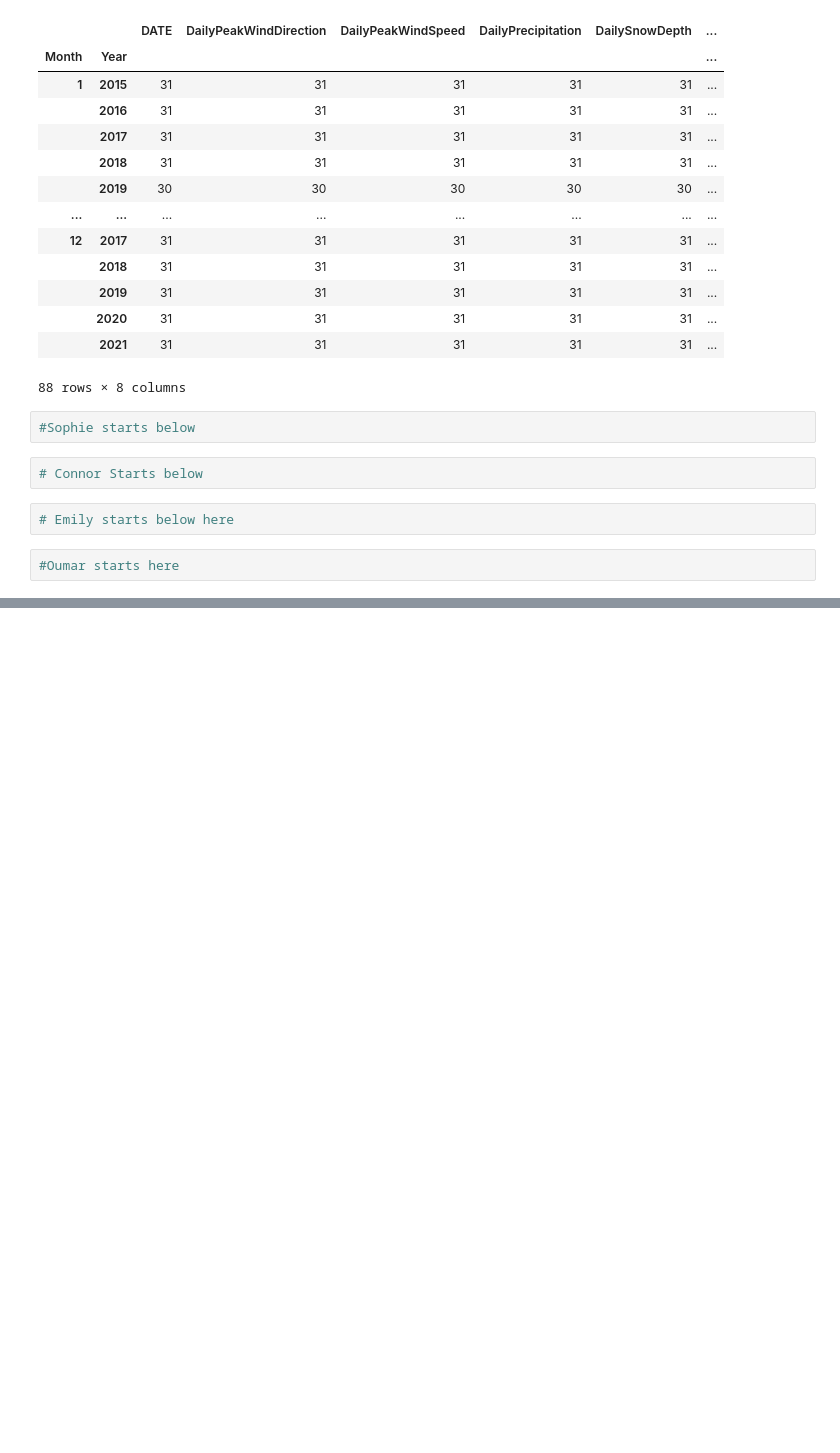
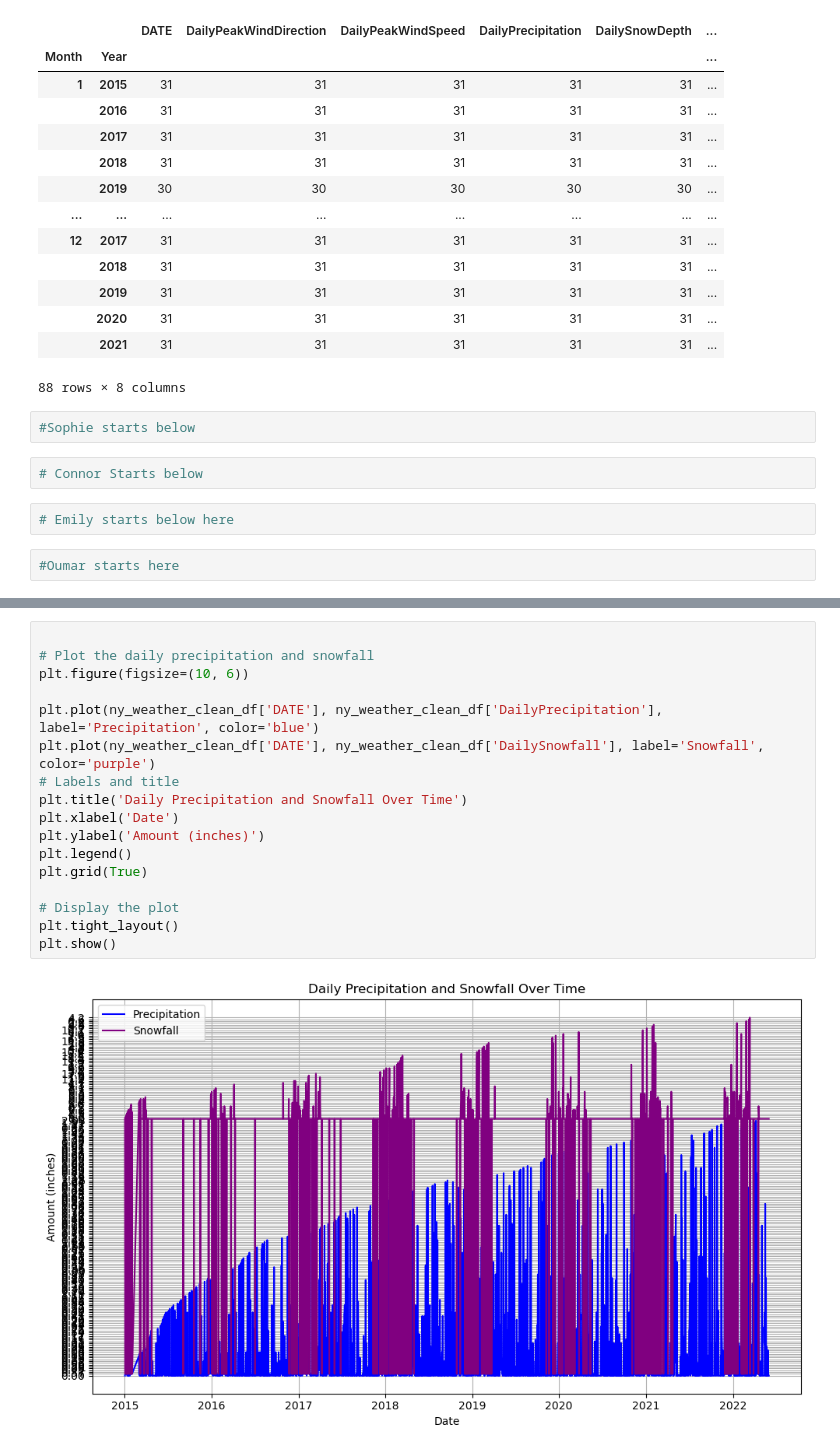
Before and after one commit to connerdekok/Albany_New_York_Weather, a Jupyter notebook: new_york.ipynb, the cells around one changed output, grey strips where cells are left out. Cells and saved outputs as stored; diff of their text form; blank space fills up the shorter version.

```diff
--- a/new_york.ipynb
+++ b/new_york.ipynb
@@ -167,0 +217,19 @@ ny_weather_clean_sorted_df.count()
+# %%
+
+# Plot the daily precipitation and snowfall
+plt.figure(figsize=(10, 6))
+
+plt.plot(ny_weather_clean_df['DATE'], ny_weather_clean_df['DailyPrecipitation'], label='Precipitation', color='blue')
+plt.plot(ny_weather_clean_df['DATE'], ny_weather_clean_df['DailySnowfall'], label='Snowfall', color='purple')
+# Labels and title
+plt.title('Daily Precipitation and Snowfall Over Time')
+plt.xlabel('Date')
+plt.ylabel('Amount (inches)')
+plt.legend()
+plt.grid(True)
+
+# Display the plot
+plt.tight_layout()
+plt.show()
+# %% [output]
+[figure, added]
```
Also changed, not shown: parts of 12 cells of this notebook.
